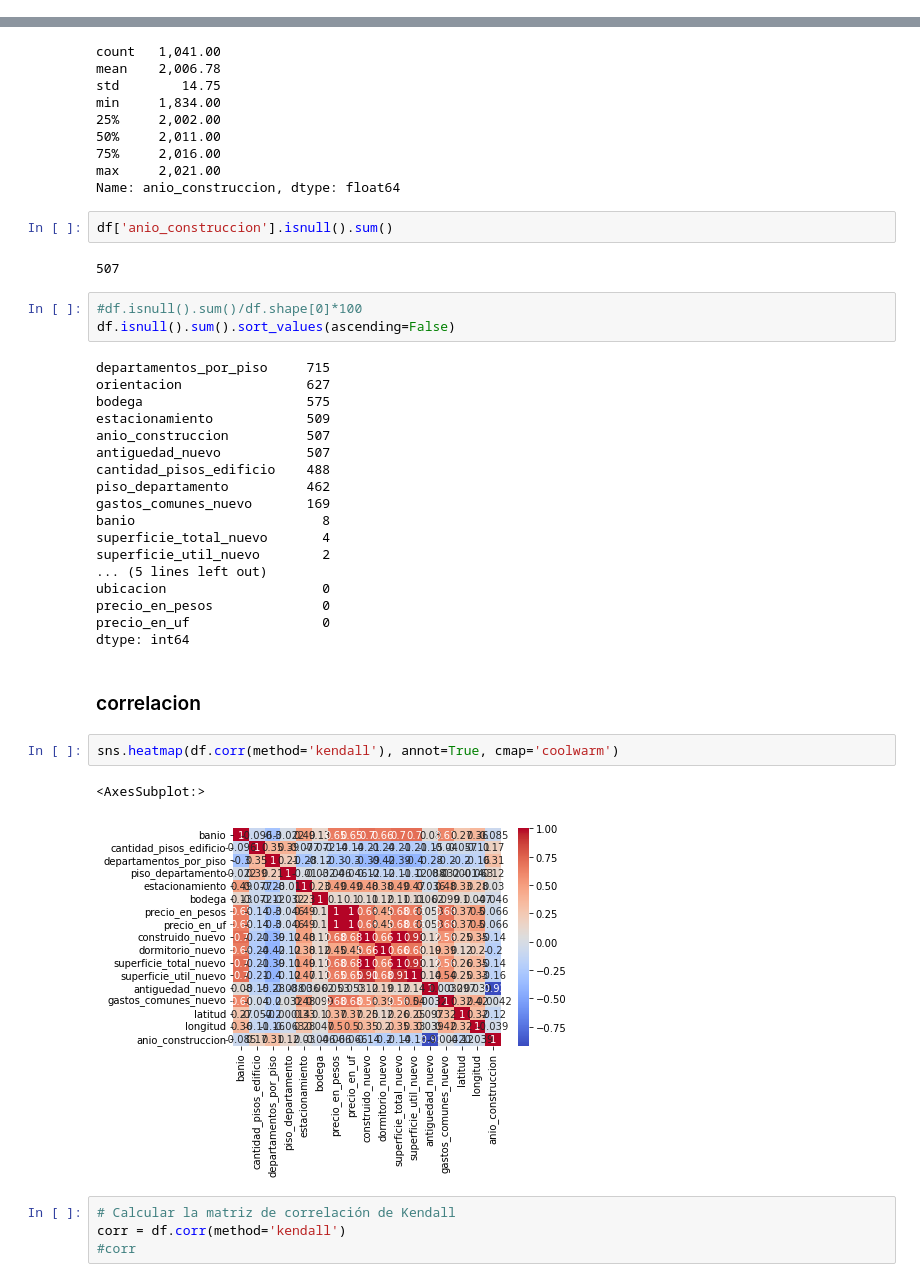
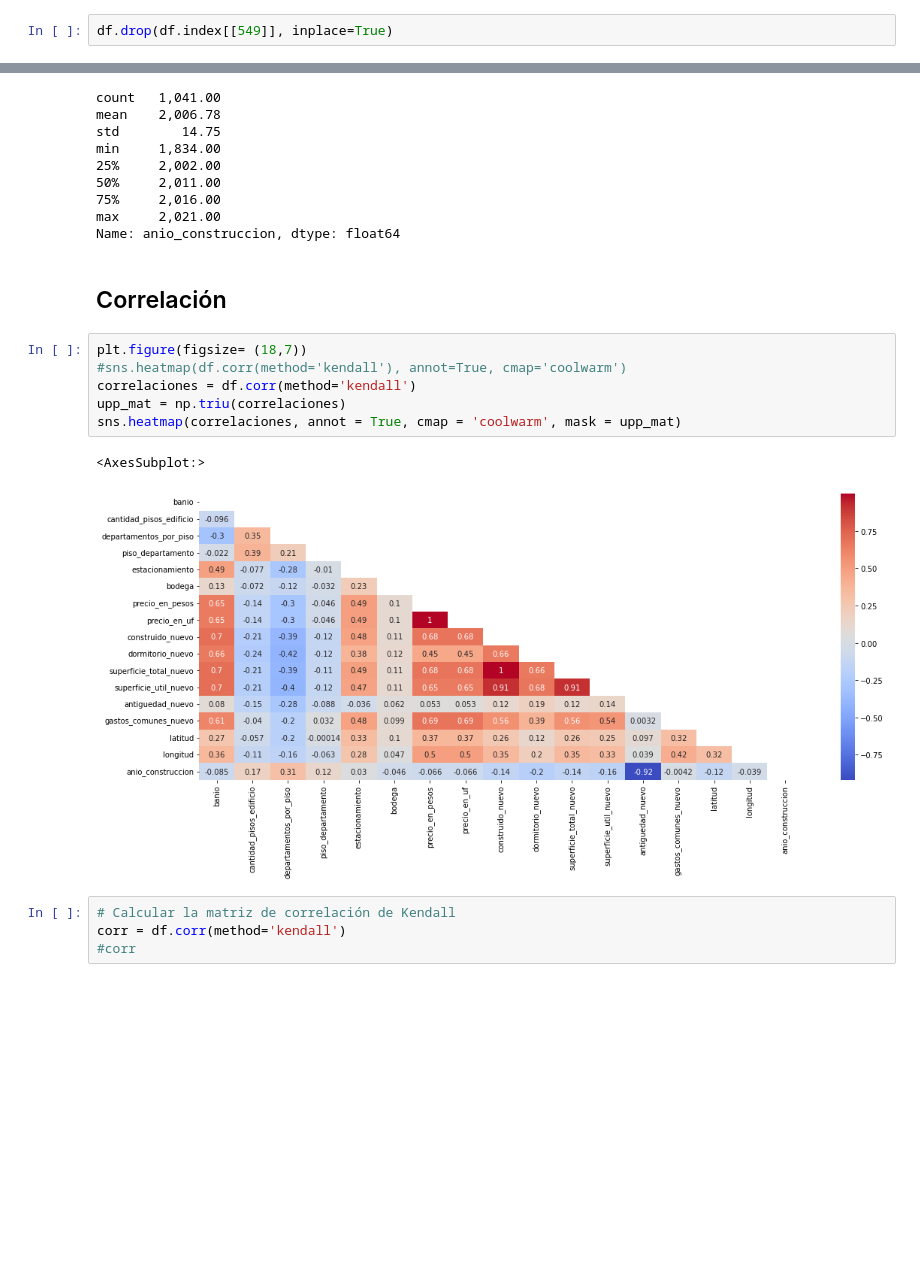
Before and after one commit to Aleskies/modelo-regresion, a Jupyter notebook: script/modelo-regresion-propiedades.ipynb, the cells around one changed output, grey strips where cells are left out. Cells and saved outputs as stored; diff of their text form; blank space fills up the shorter version.

```diff
--- a/script/modelo-regresion-propiedades.ipynb
+++ b/script/modelo-regresion-propiedades.ipynb
@@ -554,0 +577,2 @@ Antes de proceder con la imputación de datos, se modifican ciertas incongruenci
+# %%
+df.drop(df.index[[549]], inplace=True)
@@ -597,38 +640,17 @@ min     1,834.00
 75%     2,016.00
 max     2,021.00
 Name: anio_construccion, dtype: float64
-# %%
-df['anio_construccion'].isnull().sum()
-# %% [output]
-507
-# %%
-#df.isnull().sum()/df.shape[0]*100
-df.isnull().sum().sort_values(ascending=False)
-# %% [output]
-departamentos_por_piso     715
-orientacion                627
-bodega                     575
-estacionamiento            509
-anio_construccion          507
-antiguedad_nuevo           507
-cantidad_pisos_edificio    488
-piso_departamento          462
-gastos_comunes_nuevo       169
-banio                        8
-superficie_total_nuevo       4
-superficie_util_nuevo        2
-... (5 lines left out)
-ubicacion                    0
-precio_en_pesos              0
-precio_en_uf                 0
-dtype: int64
 # %% [markdown]
-### correlacion
+## Correlación
 # %%
-sns.heatmap(df.corr(method='kendall'), annot=True, cmap='coolwarm')
+plt.figure(figsize= (18,7))
+#sns.heatmap(df.corr(method='kendall'), annot=True, cmap='coolwarm')
+correlaciones = df.corr(method='kendall')
+upp_mat = np.triu(correlaciones)
+sns.heatmap(correlaciones, annot = True, cmap = 'coolwarm', mask = upp_mat)
 # %% [output]
 <AxesSubplot:>
-[figure, old version]
+[figure, new version]
 # %%
 # Calcular la matriz de correlación de Kendall
 corr = df.corr(method='kendall')
```
Also changed, not shown: parts of 81 cells of this notebook, 4 other files.
